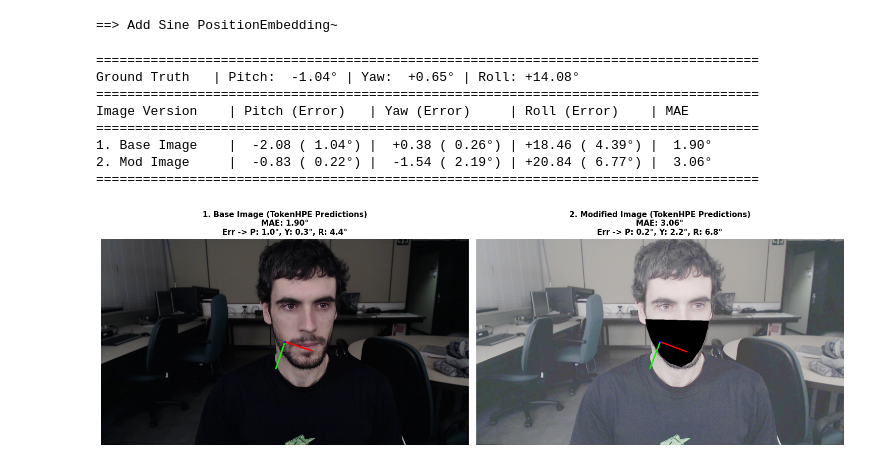
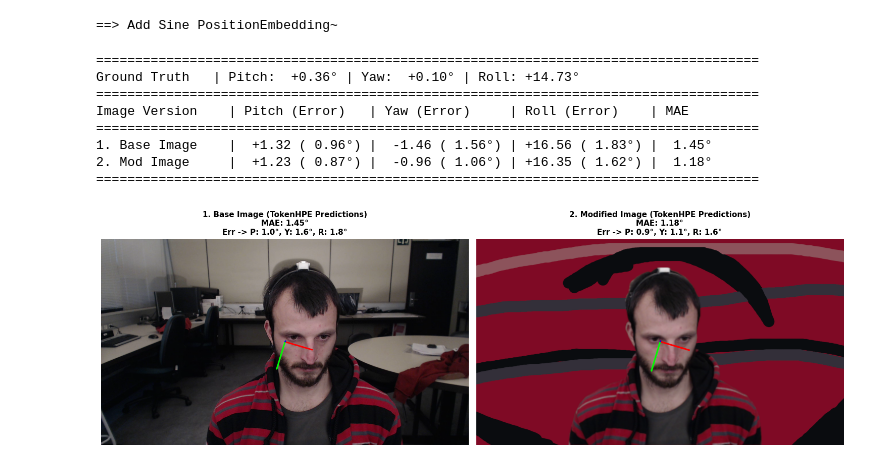
Before and after one commit to enricbaixauli/CV2_final_project, a Jupyter notebook: main.ipynb, the cells around one changed output. Drawn from its saved outputs; the diff is of its cells as text; code cells hidden in the pictures.

```diff
--- a/main.ipynb
+++ b/main.ipynb
@@ -542,16 +514,16 @@ model_C = model_C.to(device)
 # %% [output]
 ==> Add Sine PositionEmbedding~
 # %%
-img_path = "./dataset/test/raw/p05_image_19.png"
-img_path2 = "./test_failure/test_failure_illumination_2_mask.png"
+img_path = "./dataset/test/raw/p01_image_51.png"
+img_path2 = "./test_failure/test_failure_background_test.png"
 utils.evaluate_paired_images_thpe(img_path, img_path2, model_C)
 # %% [output]
 =====================================================================================
-Ground Truth   | Pitch:  -1.04° | Yaw:  +0.65° | Roll: +14.08°
+Ground Truth   | Pitch:  +0.36° | Yaw:  +0.10° | Roll: +14.73°
 =====================================================================================
 Image Version    | Pitch (Error)   | Yaw (Error)     | Roll (Error)    | MAE
 =====================================================================================
-1. Base Image    |  -2.08 ( 1.04°) |  +0.38 ( 0.26°) | +18.46 ( 4.39°) |  1.90°
-2. Mod Image     |  -0.83 ( 0.22°) |  -1.54 ( 2.19°) | +20.84 ( 6.77°) |  3.06°
+1. Base Image    |  +1.32 ( 0.96°) |  -1.46 ( 1.56°) | +16.56 ( 1.83°) |  1.45°
+2. Mod Image     |  +1.23 ( 0.87°) |  -0.96 ( 1.06°) | +16.35 ( 1.62°) |  1.18°
 =====================================================================================
-[figure, old version]
+[figure, new version]
```
Also changed, not shown: parts of 6 cells of this notebook, 1 other file.
